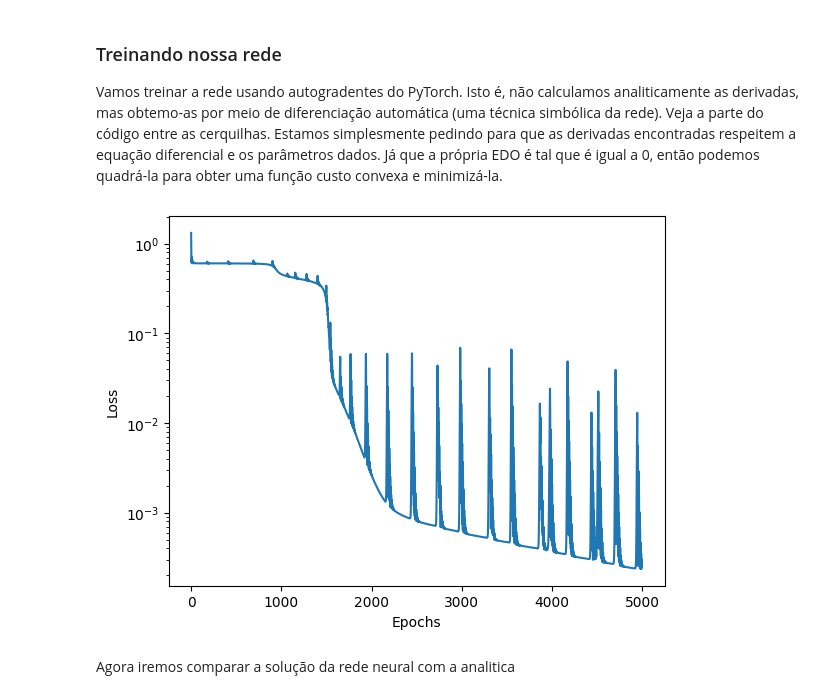
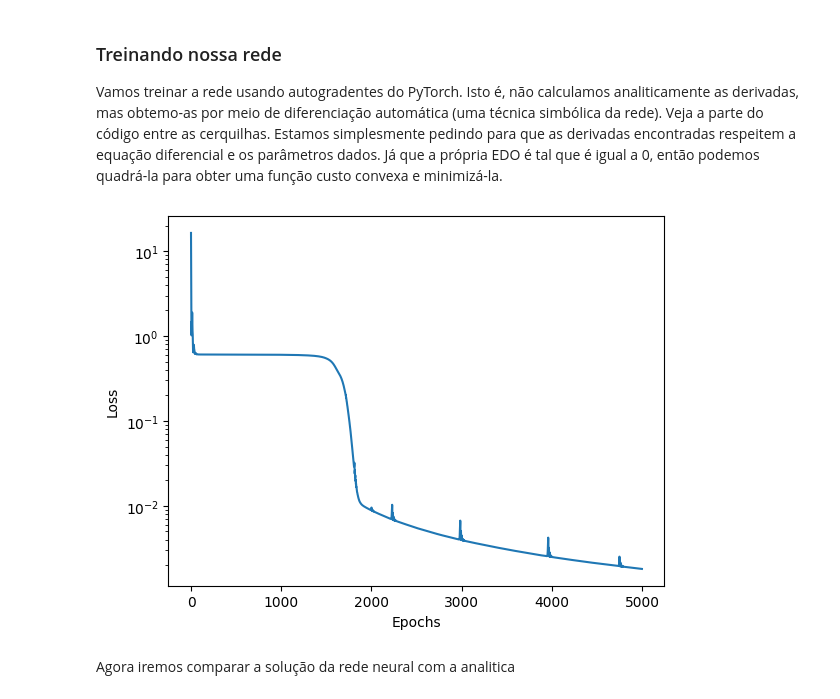
Before and after one commit to Coffee4MePlz/Notebooks_NN_Physics, a Jupyter notebook: 05-Exemplo 2 OHS.ipynb, the cells around one changed output. Saved outputs shown, nothing was run; the diff lists cells and outputs as text; code cells hidden in the pictures.

```diff
--- a/05-Exemplo 2 OHS.ipynb
+++ b/05-Exemplo 2 OHS.ipynb
@@ -101,23 +101,16 @@ print(Omega_0)
 # %% [output]
 4.427188724235731
 # %%
+# Defina uma semente aleatória
+tc.manual_seed(42)
+
 # Criando os dados de treino
-t_train = tc.linspace( t_i, t_f, 100, requires_grad = True).reshape(-1,1) # Tempo.
+t_train = tc.linspace( t_i, t_f, 50, requires_grad = True).reshape(-1,1) # Tempo.
 theta_train = soluçao_analitivca_OHM( x_0 = x_0, omega_0 = Omega_0 , t = t_train) # Solução analitivca do OHS.
 
 icx = tc.tensor([x_0] ) # Condiçao inicial da posição.
 icv = tc.tensor([0])    # Condiçao inicial da velocidade.
 
-model = Rede_Neural(neuronio = 10,M=2,output=1, activation=SineActivation()) # Definindo a rede neural
-opt = tc.optim.Adam(params=model.parameters(),lr=0.0051)  # definindo o otimizador
-
-
-plt.plot(t_train.detach().numpy(), theta_train.detach().numpy(),"k-", label="Solução analitica")
-
-# Adicionando rótulos e título
-plt.ylabel("Ângulo")
-plt.xlabel("Tempo(s)")
-plt.title("Soluçao analitica do Pêndulo Simples")
-plt.legend()
-plt.grid(True)
-plt.show()
+model   = Rede_Neural(neuronio = 10,M=2,output=1, activation=SineActivation()) # Definindo a rede neural
+opt     = tc.optim.Adam(params=model.parameters(),lr=0.01)  # definindo o otimizador
+step_lr = tc.optim.lr_scheduler.StepLR(opt,gamma=0.9,step_size=250)
@@ -140,34 +145,35 @@ for epoch in range(5000):
                                     create_graph = True)[0]
     d_omega_dt = tc.autograd.grad(d_theta_dt,
                                     t_train,
                                     grad_outputs = tc.ones_like(d_theta_dt),
                                     create_graph=True)[0]
 
     # Edo
     loss_ode_dvdt = tc.mean( (d_omega_dt + Omega_0**2*solution_theta )**2 )
 
     # Condição inicial para x0
     loss_icx = (solution_theta[0] - icx)**2
 
     # Condição inicial para v0
     loss_icv = (d_theta_dt[0] - icv)**2
 
     loss = loss_ode_dvdt +loss_icx + loss_icv
     ############################################################################
 
     opt.zero_grad()
     loss.backward(retain_graph=True)
     opt.step()
+    step_lr.step()
 
     LOSS.append(loss.cpu().detach().numpy())
 
 plt.plot(LOSS)
 plt.yscale('log')
 plt.ylabel("Loss")
 plt.xlabel("Epochs")
 plt.show()
 # %% [output]
-[figure, old version]
+[figure, new version]
 # %% [markdown]
 Agora iremos comparar a solução da rede neural com a analitica
 # %%
```
Also changed, not shown: parts of 5 cells of this notebook.
